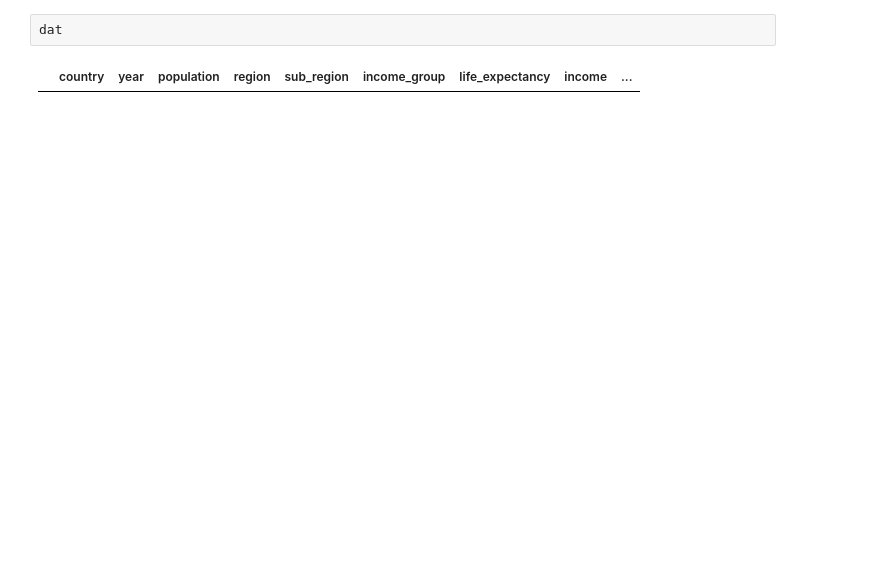
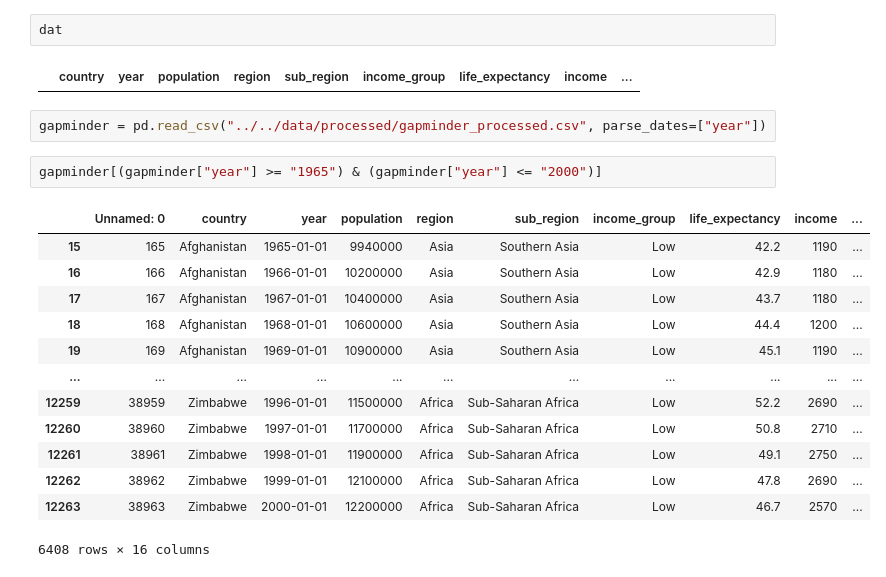
Before and after one commit to wangjc640/532-Group21, a Jupyter notebook: src/utils/preprocess_data.ipynb, the cells around one changed output. Cells and saved outputs as stored; diff of their text form; blank space fills up the shorter version.

```diff
--- a/src/utils/preprocess_data.ipynb
+++ b/src/utils/preprocess_data.ipynb
@@ -80,3 +80,21 @@ dat = data[data[['education_ratio']].notnull().all(1)]
 dat
 # %% [output]
 |  | country | year | population | region | sub_region | income_group | life_expectancy | income | ... |
+# %%
+gapminder = pd.read_csv("../../data/processed/gapminder_processed.csv", parse_dates=["year"])
+# %%
+gapminder[(gapminder["year"] >= "1965") & (gapminder["year"] <= "2000")]
+# %% [output]
+|  | Unnamed: 0 | country | year | population | region | sub_region | income_group | life_expectancy | income | ... |
+| 15 | 165 | Afghanistan | 1965-01-01 | 9940000 | Asia | Southern Asia | Low | 42.2 | 1190 | ... |
+| 16 | 166 | Afghanistan | 1966-01-01 | 10200000 | Asia | Southern Asia | Low | 42.9 | 1180 | ... |
+| 17 | 167 | Afghanistan | 1967-01-01 | 10400000 | Asia | Southern Asia | Low | 43.7 | 1180 | ... |
+| 18 | 168 | Afghanistan | 1968-01-01 | 10600000 | Asia | Southern Asia | Low | 44.4 | 1200 | ... |
+| 19 | 169 | Afghanistan | 1969-01-01 | 10900000 | Asia | Southern Asia | Low | 45.1 | 1190 | ... |
+| ... | ... | ... | ... | ... | ... | ... | ... | ... | ... | ... |
+| 12259 | 38959 | Zimbabwe | 1996-01-01 | 11500000 | Africa | Sub-Saharan Africa | Low | 52.2 | 2690 | ... |
+| 12260 | 38960 | Zimbabwe | 1997-01-01 | 11700000 | Africa | Sub-Saharan Africa | Low | 50.8 | 2710 | ... |
+| 12261 | 38961 | Zimbabwe | 1998-01-01 | 11900000 | Africa | Sub-Saharan Africa | Low | 49.1 | 2750 | ... |
+| 12262 | 38962 | Zimbabwe | 1999-01-01 | 12100000 | Africa | Sub-Saharan Africa | Low | 47.8 | 2690 | ... |
+| 12263 | 38963 | Zimbabwe | 2000-01-01 | 12200000 | Africa | Sub-Saharan Africa | Low | 46.7 | 2570 | ... |
+6408 rows × 16 columns
```
Also changed, not shown: parts of 3 cells of this notebook, 1 other file.
